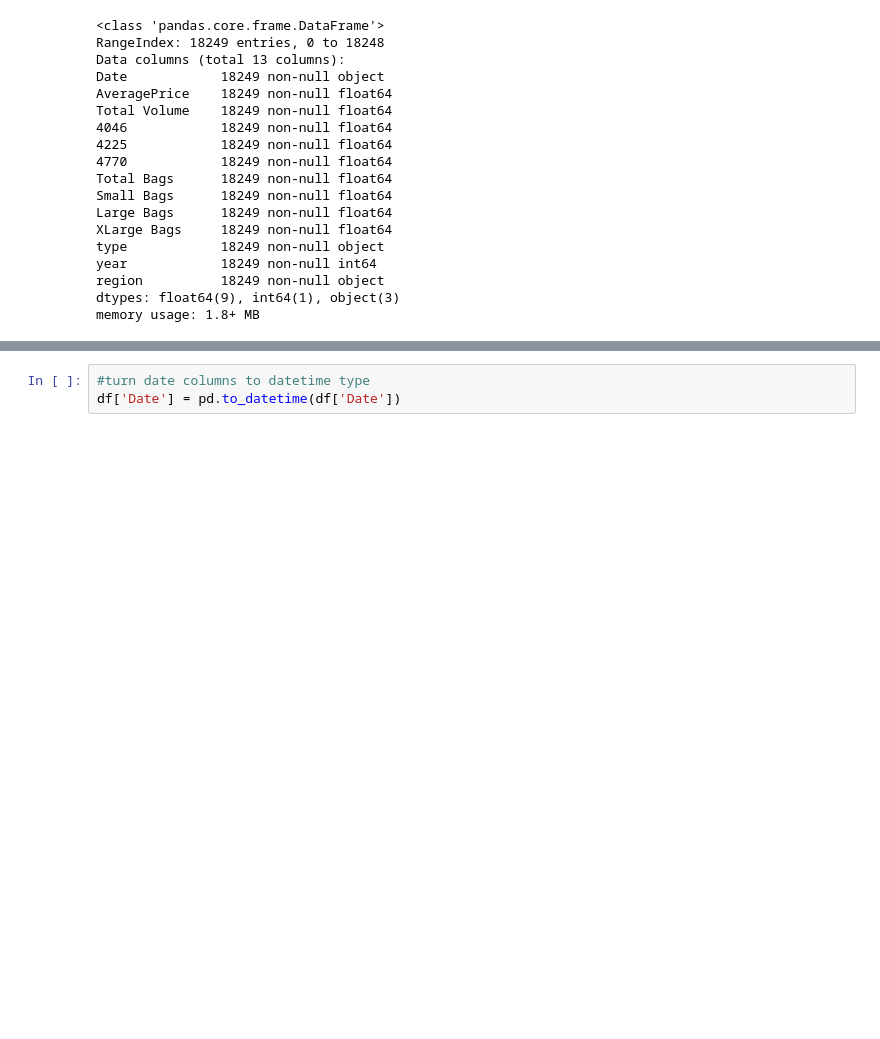
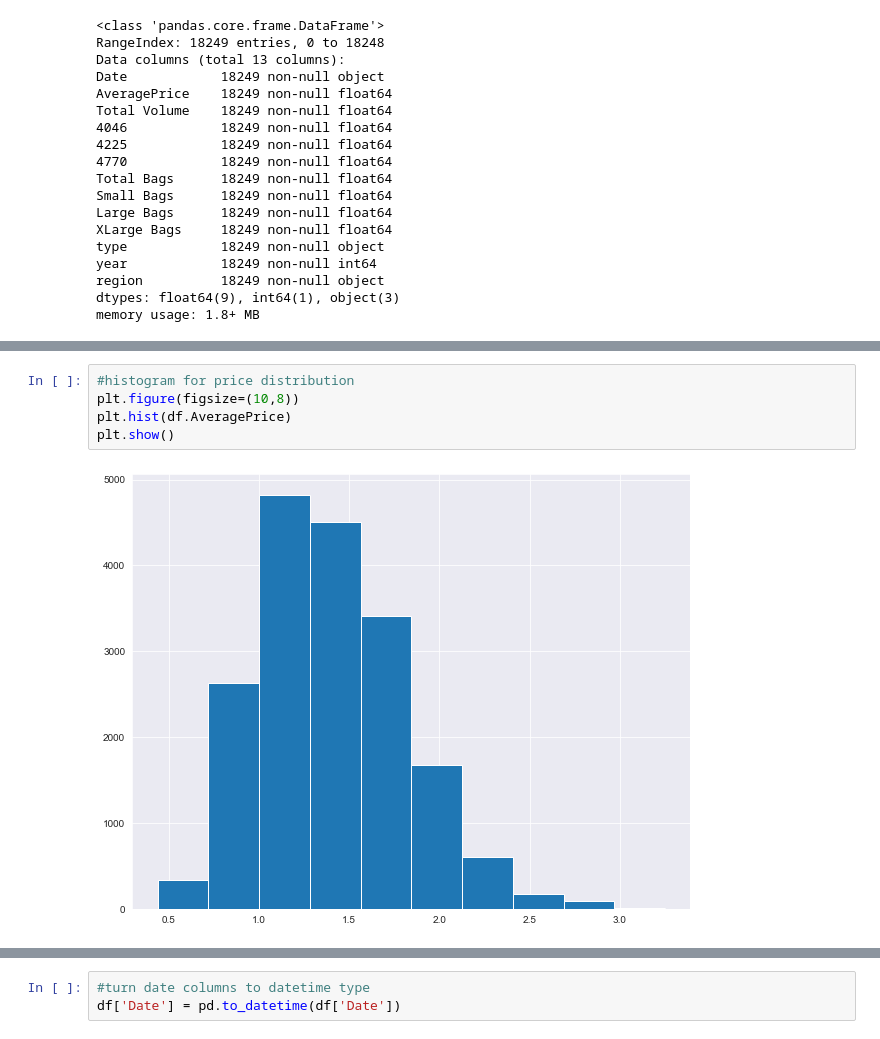
Before and after one commit to omer8/CAT_Tasks, a Jupyter notebook: avocado price/avocado price.ipynb, the cells around one changed output, grey strips where cells are left out. Drawn from its saved outputs; the diff is of its cells as text; blank space fills up the shorter version.

```diff
--- a/avocado price.ipynb
+++ b/avocado price/avocado price.ipynb
@@ -47,0 +61,7 @@ memory usage: 1.8+ MB
+# %%
+#histogram for price distribution
+plt.figure(figsize=(10,8))
+plt.hist(df.AveragePrice)
+plt.show()
+# %% [output]
+[figure, added]
```
Also changed, not shown: parts of 8 cells of this notebook, 1 other file.
